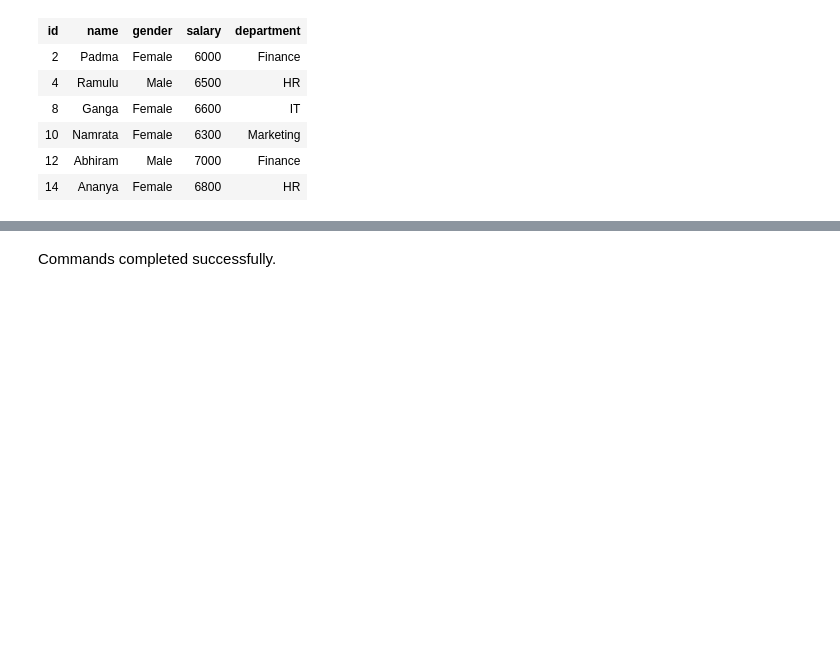
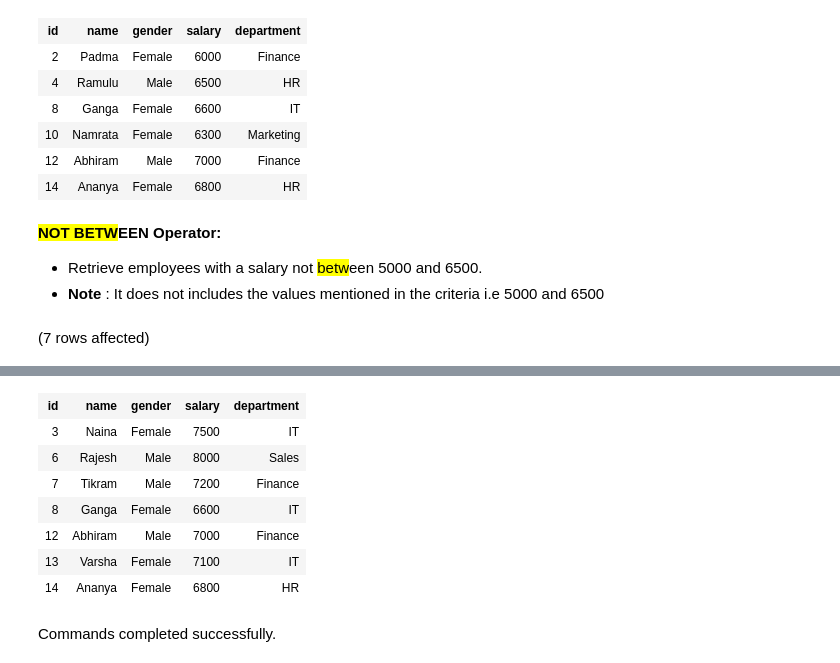
Before and after one commit to rathodlaxman/DataScienceLearnersHub-SQL, a Jupyter notebook: DSLH-OperatorsInSQL.ipynb, the cells around one changed output, grey strips where cells are left out. Cells and saved outputs as stored; diff of their text form; code cells hidden in the pictures; blank space fills up the shorter version.

```diff
--- a/DSLH-OperatorsInSQL.ipynb
+++ b/DSLH-OperatorsInSQL.ipynb
@@ -353,3 +355,15 @@ Total execution time: 00:00:00.013
 | 10 | Namrata | Female | 6300 | Marketing |
 | 12 | Abhiram | Male | 7000 | Finance |
 | 14 | Ananya | Female | 6800 | HR |
+# %% [markdown]
+**<mark><mark><mark>NOT <mark><mark>BETW</mark></mark></mark></mark></mark>EEN Operator:**
+
+- Retrieve employees with a salary not <mark><mark><mark>betw</mark></mark></mark>een 5000 and 6500.
+- **Note** : It does not includes the values mentioned in the criteria i.e 5000 and 6500
+# %%
+SELECT * FROM employeeDetails
+WHERE salary NOT BETWEEN 5000 AND 6500;
+
+--NOTE : It does not includes the values mentioned in the criteria i.e 5000 and 6500
+# %% [output]
+(7 rows affected)
@@ -356,3 +371,11 @@ Total execution time: 00:00:00.013
+| id | name | gender | salary | department |
+| 3 | Naina | Female | 7500 | IT |
+| 6 | Rajesh | Male | 8000 | Sales |
+| 7 | Tikram | Male | 7200 | Finance |
+| 8 | Ganga | Female | 6600 | IT |
+| 12 | Abhiram | Male | 7000 | Finance |
+| 13 | Varsha | Female | 7100 | IT |
+| 14 | Ananya | Female | 6800 | HR |
 # %%
 TRUNCATE TABLE employeeDetails
 # %% [output]
```
Also changed, not shown: parts of 4 cells of this notebook, 16 other files.
